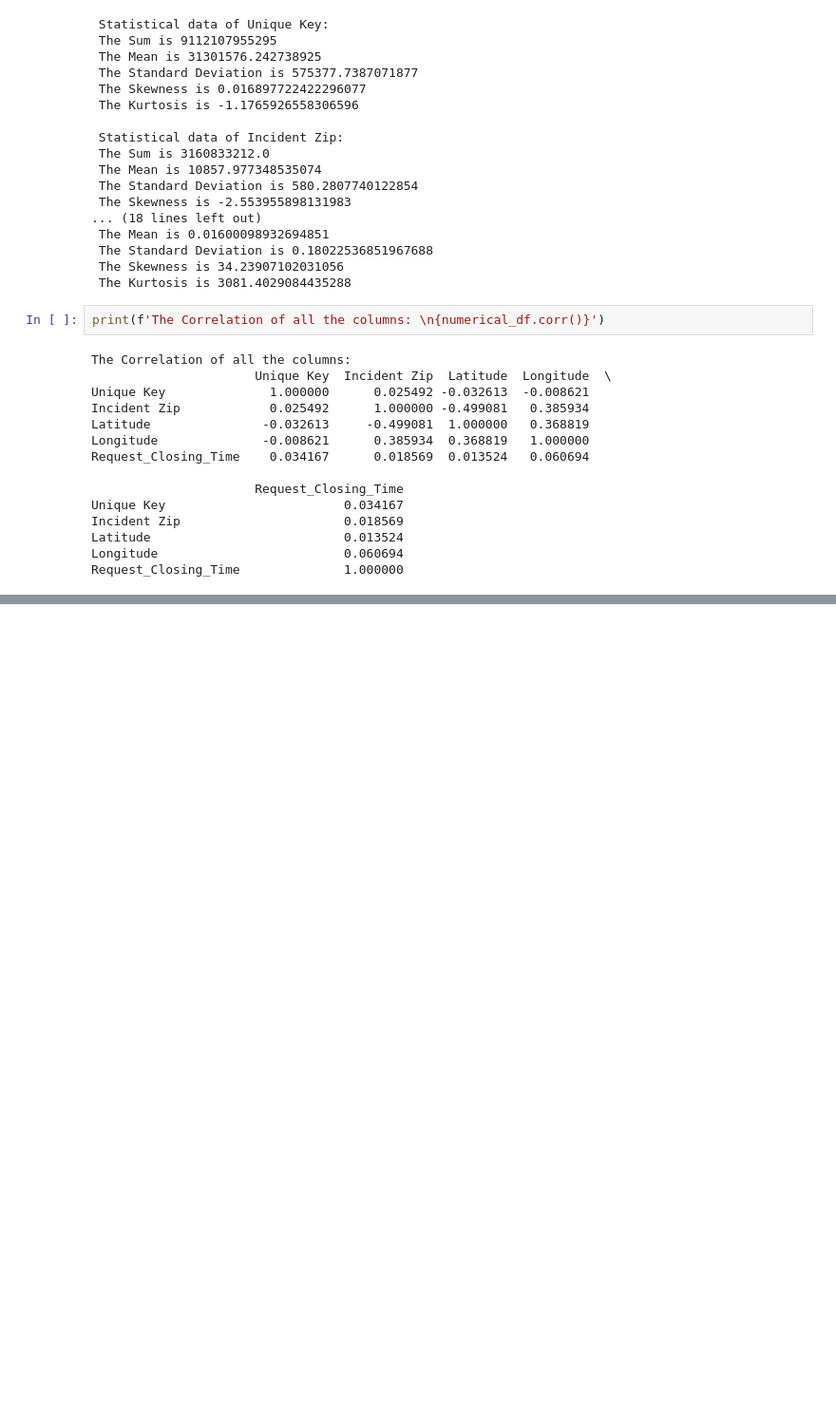
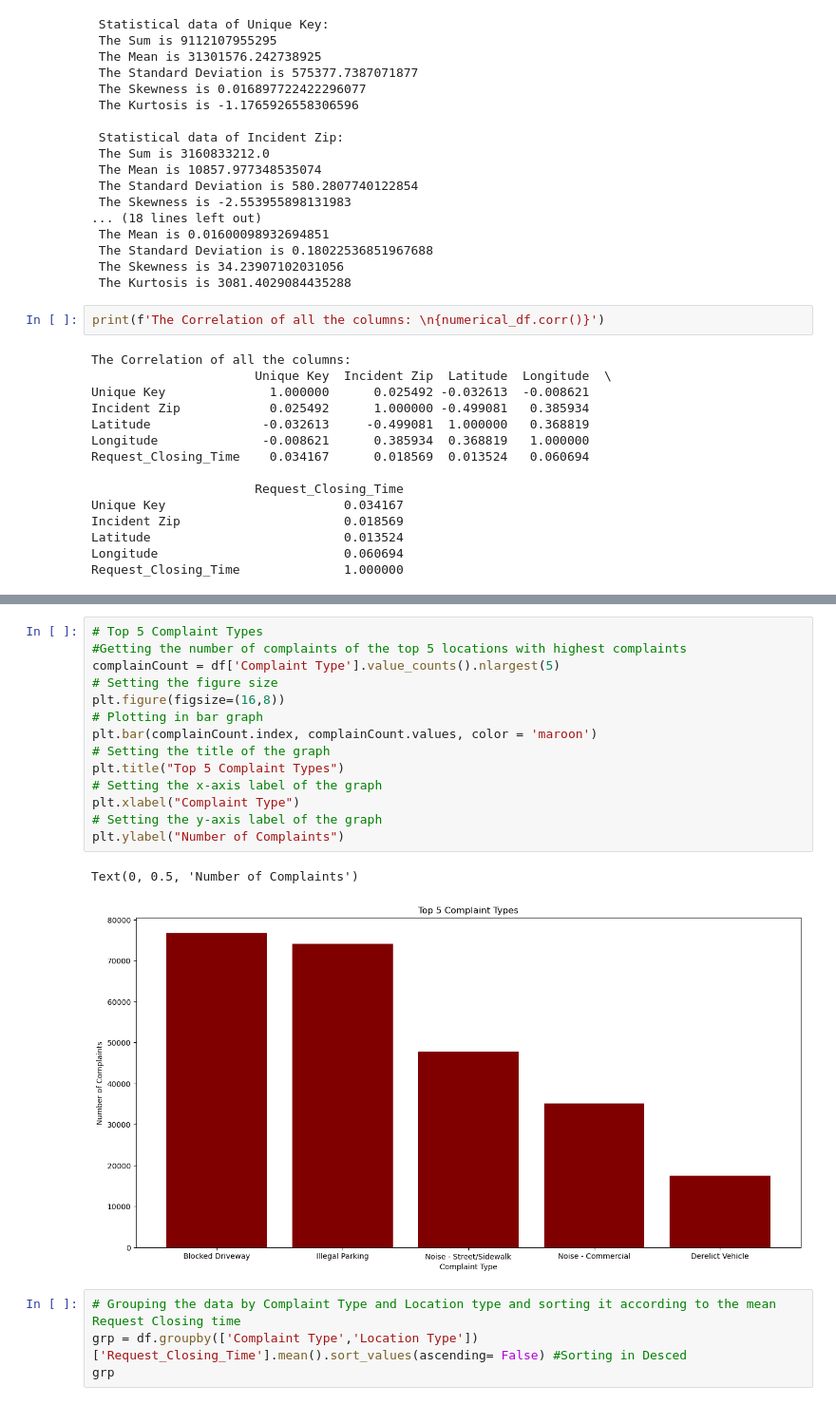
Before and after one commit to Rushavvv/DataScience, a Jupyter notebook: 23048581_RushavSthapit.ipynb, the cells around one changed output, grey strips where cells are left out. Shown at 95% size. Cells and saved outputs as stored; diff of their text form; blank space fills up the shorter version.

```diff
--- a/23048581_RushavSthapit.ipynb
+++ b/23048581_RushavSthapit.ipynb
@@ -235,0 +277,21 @@ Request_Closing_Time              1.000000
+# %%
+# Top 5 Complaint Types
+#Getting the number of complaints of the top 5 locations with highest complaints
+complainCount = df['Complaint Type'].value_counts().nlargest(5)
+# Setting the figure size
+plt.figure(figsize=(16,8))
+# Plotting in bar graph
+plt.bar(complainCount.index, complainCount.values, color = 'maroon')
+# Setting the title of the graph
+plt.title("Top 5 Complaint Types")
+# Setting the x-axis label of the graph
+plt.xlabel("Complaint Type")
+# Setting the y-axis label of the graph
+plt.ylabel("Number of Complaints")
+# %% [output]
+Text(0, 0.5, 'Number of Complaints')
+[figure, added]
+# %%
+# Grouping the data by Complaint Type and Location type and sorting it according to the mean Request Closing time
+grp = df.groupby(['Complaint Type','Location Type'])['Request_Closing_Time'].mean().sort_values(ascending= False) #Sorting in Desced
+grp
```
Also changed, not shown: parts of 10 cells of this notebook, 3 other files.
